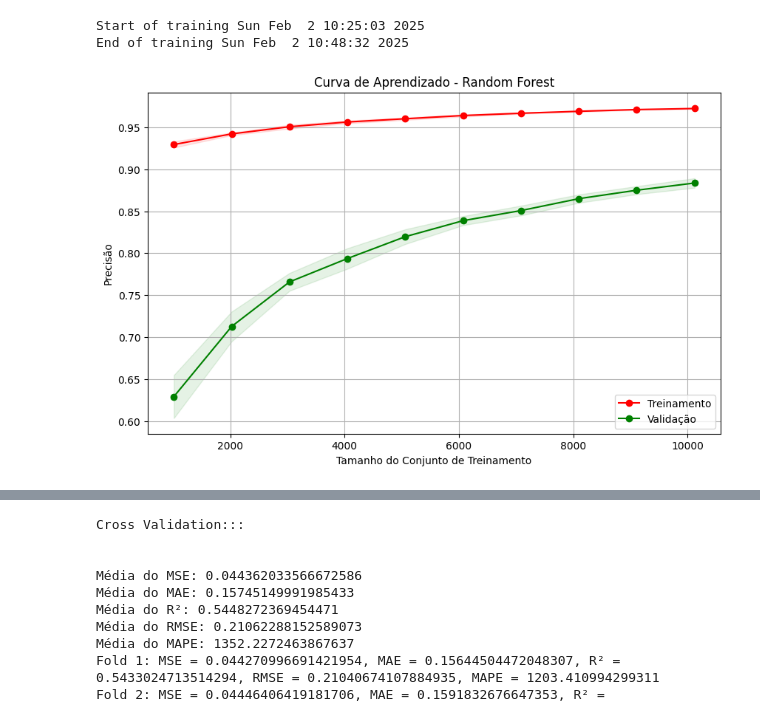
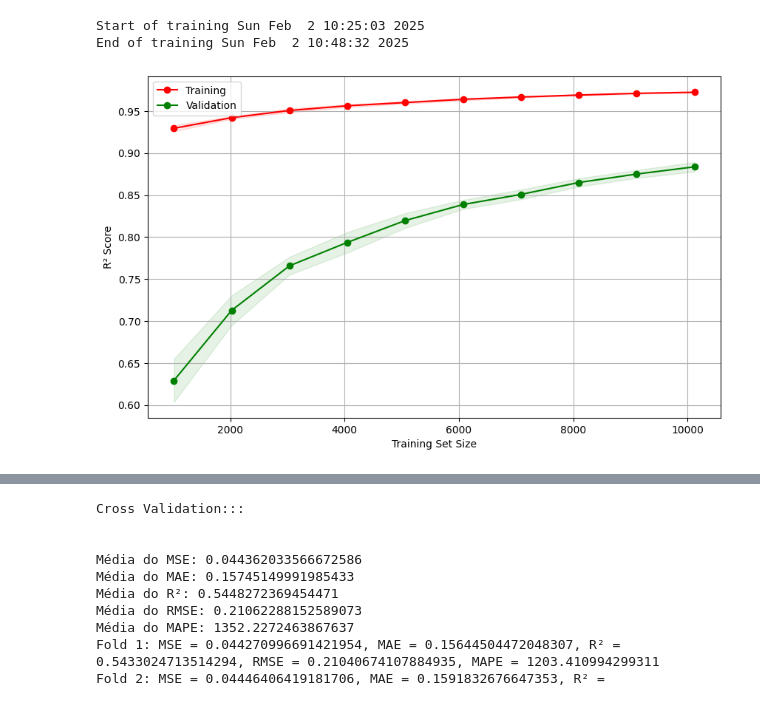
Before and after one commit to Quimica-Teorica-IME/Predicting-Fluorescence-Emission-Wavelengths-and-Quantum-Yields-via-Machine-Learning, a Jupyter notebook: Regression.ipynb, the cells around one changed output, grey strips where cells are left out. Saved outputs shown, nothing was run; the diff lists cells and outputs as text; code cells hidden in the pictures.

Commit message:
Addition of the learning curve

```diff
--- a/Regression.ipynb
+++ b/Regression.ipynb
@@ -572,32 +728,30 @@ Start of training Sun Feb  2 10:25:03 2025
 End of training Sun Feb  2 10:48:32 2025
 # %%
 # Learning Curve
-hiperParams = {'max_leaf_nodes': 10000, 'min_samples_split': 7, 'n_estimators': 100, 'random_state': 42}
-regr = RandomForestRegressor(**hiperParams)
+hyper_params = {'max_leaf_nodes': 10000, 'min_samples_split': 7, 'n_estimators': 100, 'random_state': 42}
+regr = RandomForestRegressor(**hyper_params)
 train_sizes, train_scores, test_scores = learning_curve(regr, X_train_WL_scaled, y_train_WL, cv=5, n_jobs=-1, train_sizes=np.linspace(0.1, 1.0, 10))
 
 train_scores_mean = np.mean(train_scores, axis=1)
 train_scores_std = np.std(train_scores, axis=1)
 test_scores_mean = np.mean(test_scores, axis=1)
 test_scores_std = np.std(test_scores, axis=1)
 
-
 plt.figure(figsize=(10, 6))
-plt.title("Curva de Aprendizado - Random Forest")
-plt.xlabel("Tamanho do Conjunto de Treinamento")
-plt.ylabel("Precisão")
+plt.xlabel("Training Set Size")
+plt.ylabel("R² Score")
 plt.grid()
 
 plt.fill_between(train_sizes, train_scores_mean - train_scores_std,
-                train_scores_mean + train_scores_std, alpha=0.1,
-                color="r")
-plt.plot(train_sizes, train_scores_mean, 'o-', color="r", label="Treinamento")
+                 train_scores_mean + train_scores_std, alpha=0.1,
+                 color="r")
+plt.plot(train_sizes, train_scores_mean, 'o-', color="r", label="Training")
 
 plt.fill_between(train_sizes, test_scores_mean - test_scores_std,
-                test_scores_mean + test_scores_std, alpha=0.1, color="g")
-plt.plot(train_sizes, test_scores_mean, 'o-', color="g", label="Validação")
+                 test_scores_mean + test_scores_std, alpha=0.1, color="g")
+plt.plot(train_sizes, test_scores_mean, 'o-', color="g", label="Validation")
 
 plt.legend(loc="best")
 plt.show()
 # %% [output]
-[figure, old version]
+[figure, new version]
```
Also changed, not shown: parts of 8 cells of this notebook.
